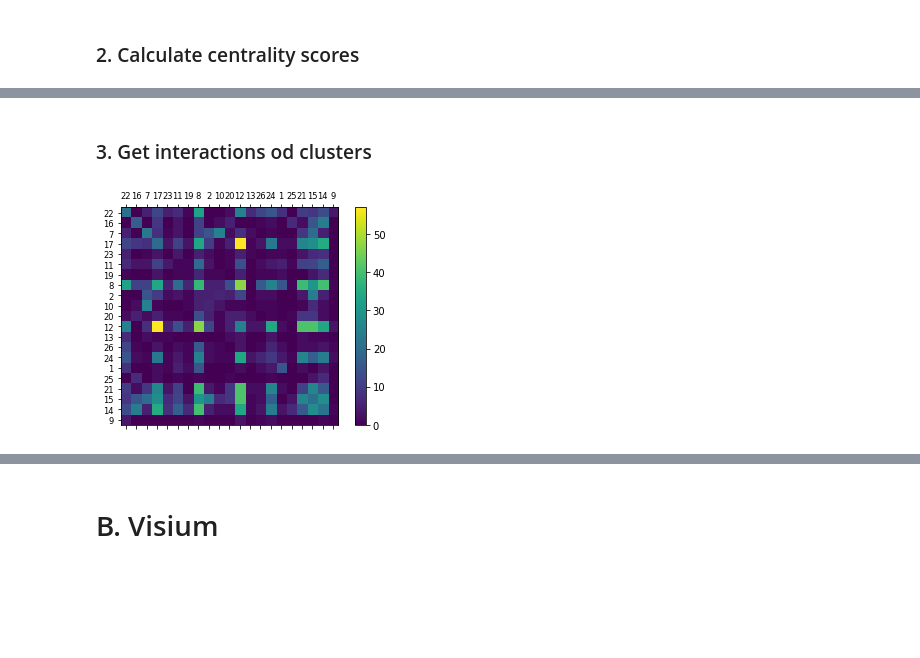
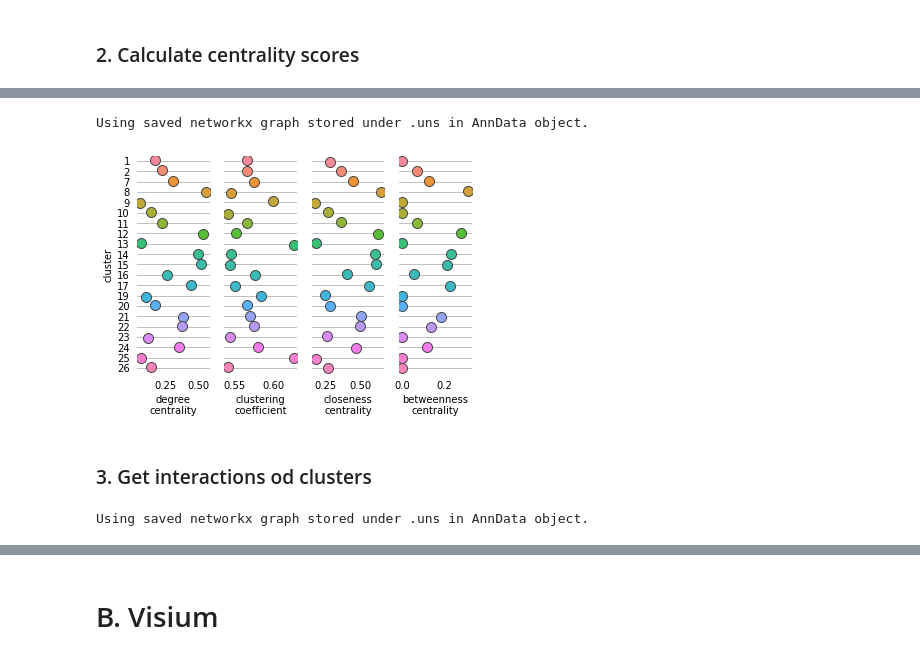
Before and after one commit to scverse/squidpy, a Jupyter notebook: notebooks/centrality_measures.ipynb, the cells around one changed output, grey strips where cells are left out. Drawn from its saved outputs; the diff is of its cells as text; code cells hidden in the pictures; blank space fills up the shorter version.

Commit message:
clean up centrality scores and write plotting module

```diff
--- a/notebooks/centrality_measures.ipynb
+++ b/notebooks/centrality_measures.ipynb
@@ -15,3 +21,5 @@ BASE_PATH = ''
+# %%
+BASE_PATH = '/Users/annaschaar/phd/datasets/2019_Eng_seqFISH/seqFISH-PLUS-master'
 # %% [markdown]
 ### 1. Build spatial graphs
 # %%
@@ -44,6 +39,14 @@ WARNING: You’re trying to run this on 10000 dimensions of `.X`, if you really
+# %%
+cluster_centrality_scores(adata_svz_5, clusters_key='louvain', connectivity_key='spatial_connectivity')
+# %% [output]
+Using saved networkx graph stored under .uns in AnnData object.
+# %%
+plot_cluster_centrality_scores(adata_svz_5)
+# %% [output]
+[figure, added]
 # %% [markdown]
 ### 3. Get interactions od clusters
 # %%
-cluster_interactions(adata_svz_5, cluster_key='louvain', show_plot=True)
+cluster_interactions(adata_svz_5, clusters_key='louvain', normalized=True)
 # %% [output]
-[figure, removed]
+Using saved networkx graph stored under .uns in AnnData object.
```
Also changed, not shown: parts of 6 cells of this notebook, 11 other files.
